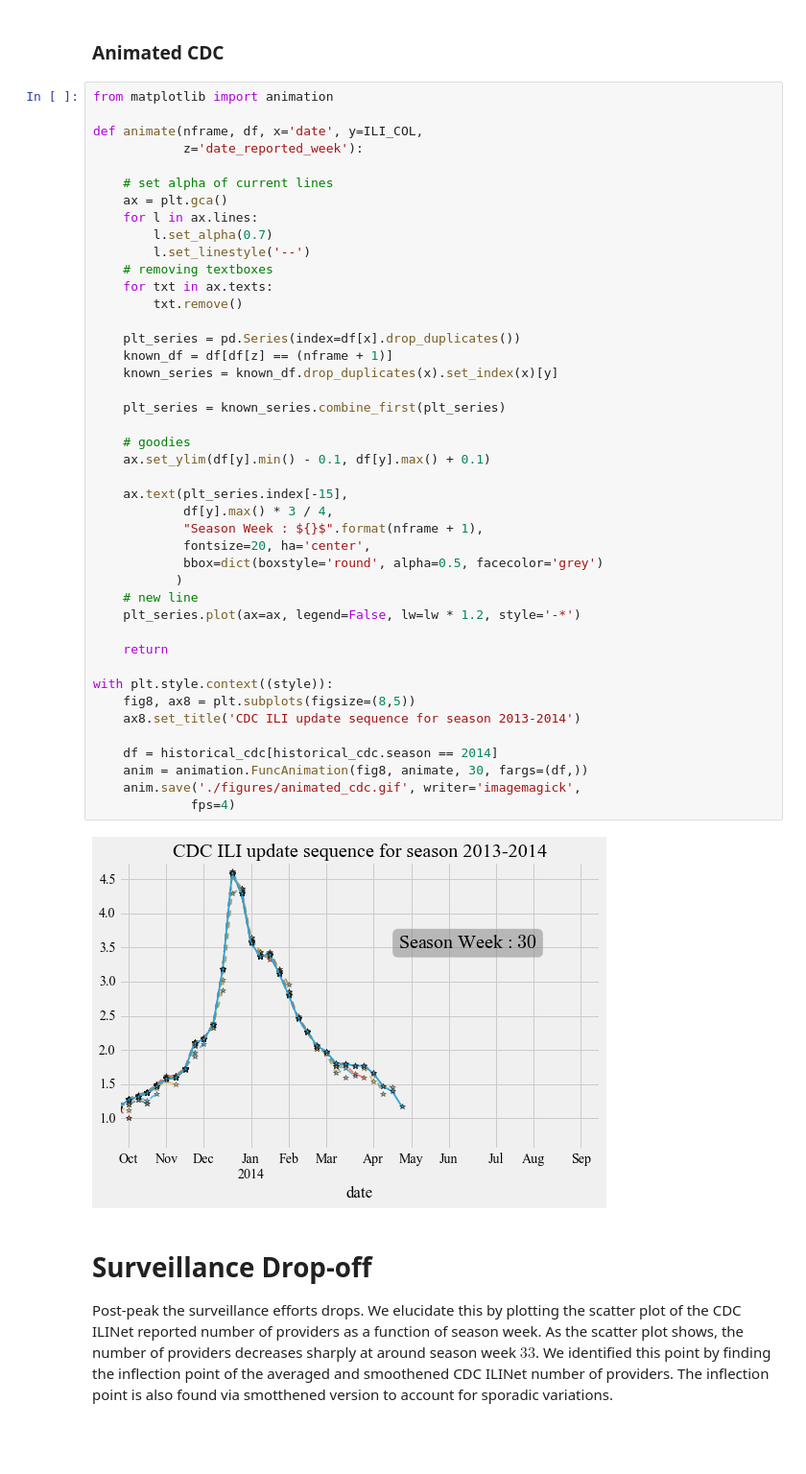
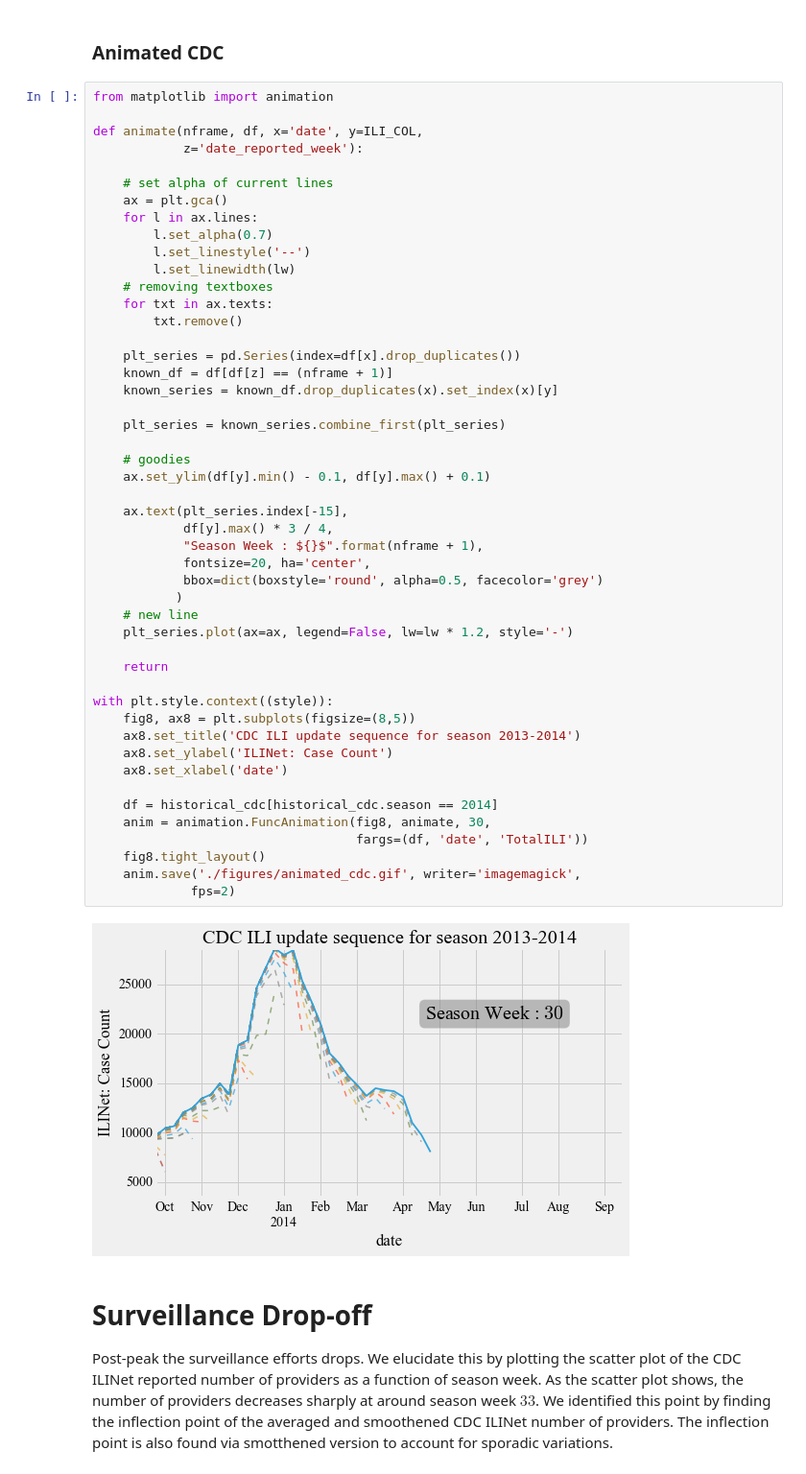
Before and after one commit to prithwi/how_not2_flu, a Jupyter notebook: SurveillanceCharacteristics.ipynb, the cells around one changed output. Shown at 96% size. Saved outputs shown, nothing was run; the diff lists cells and outputs as text; blank space fills up the shorter version.

Commit message:
Updating animation

```diff
--- a/SurveillanceCharacteristics.ipynb
+++ b/SurveillanceCharacteristics.ipynb
@@ -207,40 +207,45 @@ def animate(nframe, df, x='date', y=ILI_COL,
     for l in ax.lines:
         l.set_alpha(0.7)
         l.set_linestyle('--')
+        l.set_linewidth(lw)
     # removing textboxes
     for txt in ax.texts:
         txt.remove()
 
     plt_series = pd.Series(index=df[x].drop_duplicates())
     known_df = df[df[z] == (nframe + 1)]
     known_series = known_df.drop_duplicates(x).set_index(x)[y]
 
     plt_series = known_series.combine_first(plt_series)
 
     # goodies
     ax.set_ylim(df[y].min() - 0.1, df[y].max() + 0.1)
 
     ax.text(plt_series.index[-15],
             df[y].max() * 3 / 4,
             "Season Week : ${}$".format(nframe + 1),
             fontsize=20, ha='center',
             bbox=dict(boxstyle='round', alpha=0.5, facecolor='grey')
            )
     # new line
-    plt_series.plot(ax=ax, legend=False, lw=lw * 1.2, style='-*')
+    plt_series.plot(ax=ax, legend=False, lw=lw * 1.2, style='-')
 
     return
 
 with plt.style.context((style)):
     fig8, ax8 = plt.subplots(figsize=(8,5))
     ax8.set_title('CDC ILI update sequence for season 2013-2014')
+    ax8.set_ylabel('ILINet: Case Count')
+    ax8.set_xlabel('date')
 
     df = historical_cdc[historical_cdc.season == 2014]
-    anim = animation.FuncAnimation(fig8, animate, 30, fargs=(df,))
+    anim = animation.FuncAnimation(fig8, animate, 30,
+                                   fargs=(df, 'date', 'TotalILI'))
+    fig8.tight_layout()
     anim.save('./figures/animated_cdc.gif', writer='imagemagick',
-             fps=4)
+             fps=2)
 # %% [output]
-[figure, old version]
+[figure, new version]
 # %% [markdown]
 # Surveillance Drop-off
 
```
Also changed, not shown: 1 other file.
